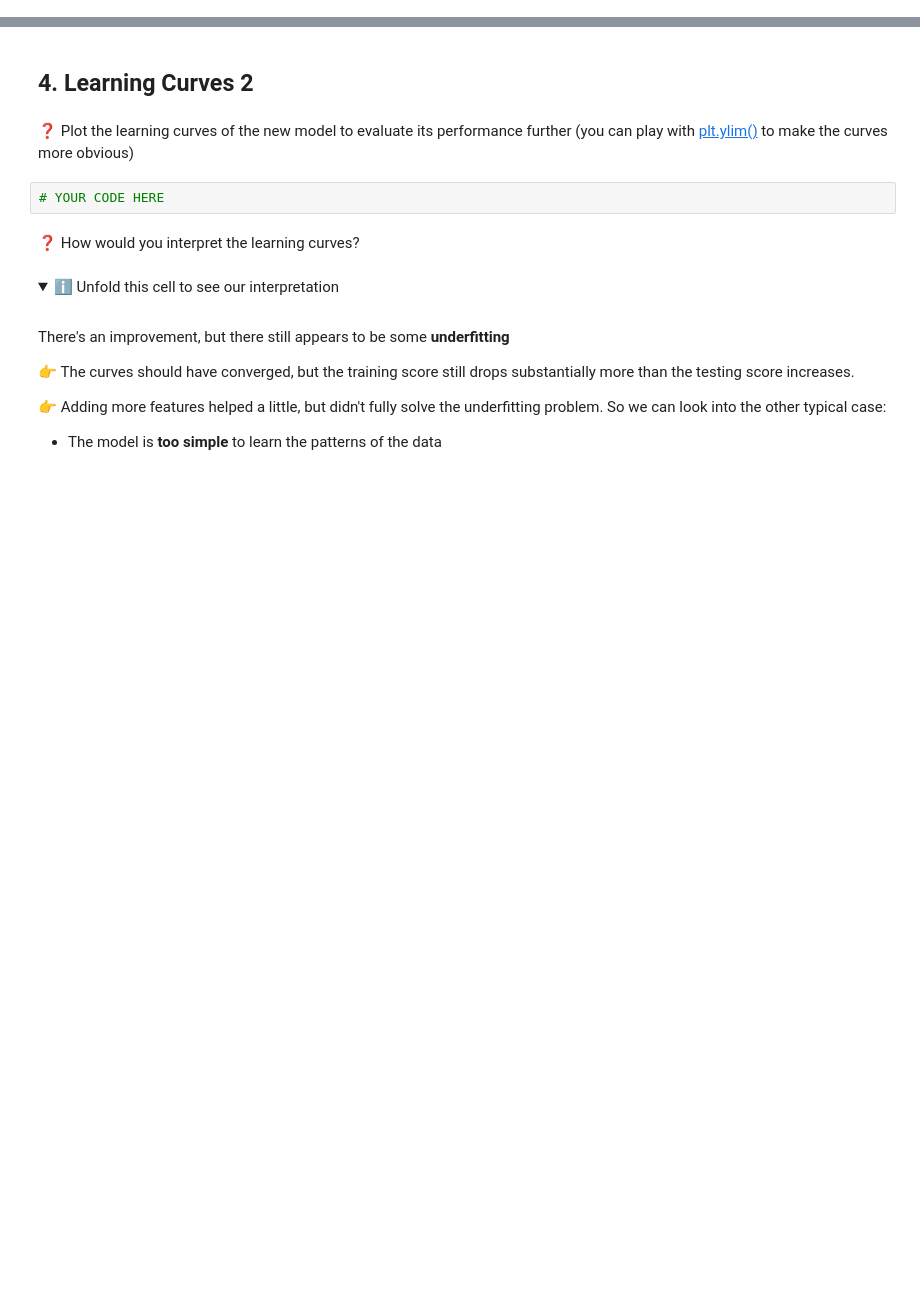
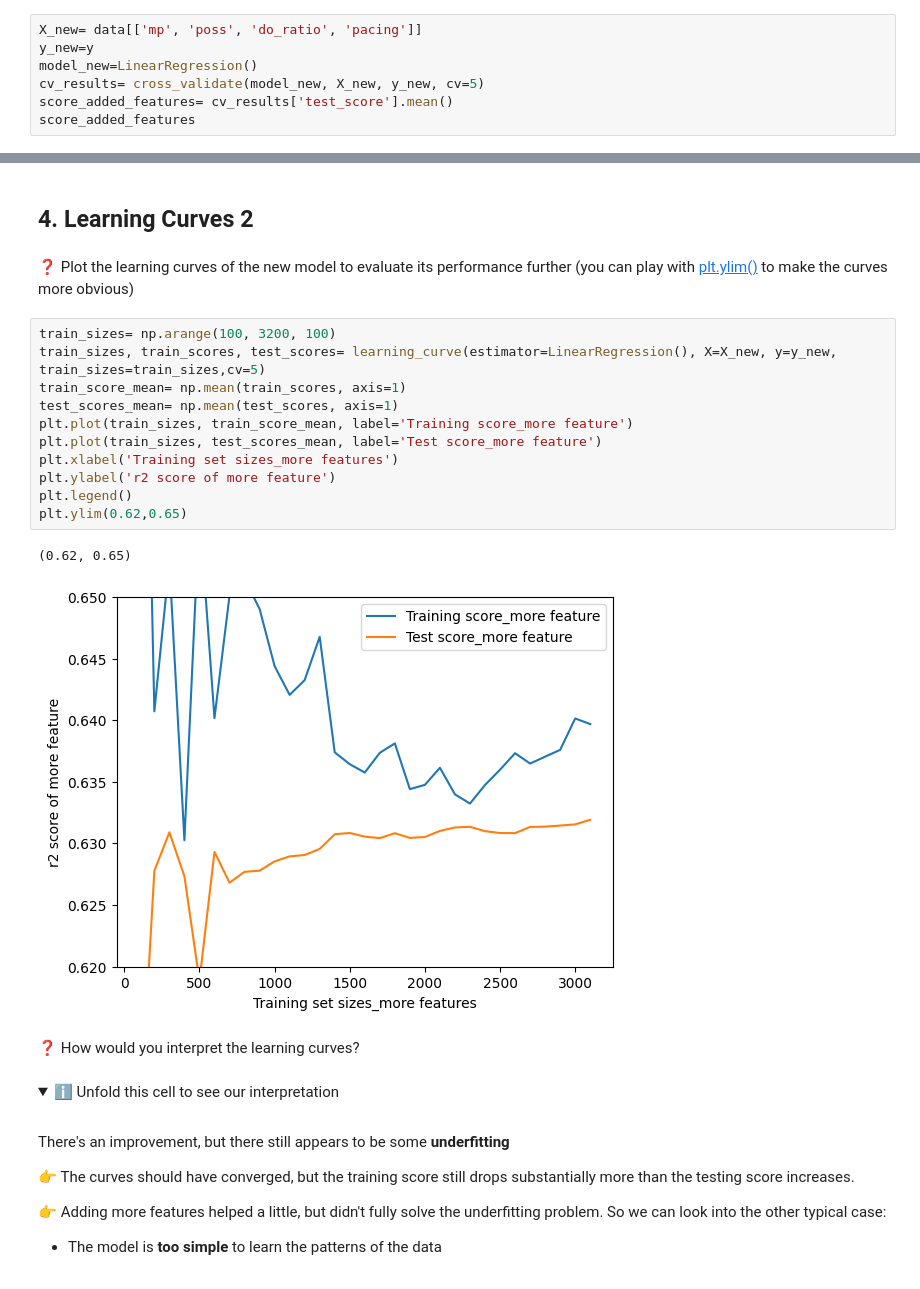
Before and after one commit to ParissaPeimaniyfard/data-learning-curves, a Jupyter notebook: Learning_Curves.ipynb, the cells around one changed output, grey strips where cells are left out. Saved outputs shown, nothing was run; the diff lists cells and outputs as text; folded sections open; blank space fills up the shorter version.

```diff
--- a/Learning_Curves.ipynb
+++ b/Learning_Curves.ipynb
@@ -125,0 +157,7 @@ Save the new cross-validated score under a variable named `score_added_features`
+# %%
+X_new= data[['mp', 'poss', 'do_ratio', 'pacing']]
+y_new=y
+model_new=LinearRegression()
+cv_results= cross_validate(model_new, X_new, y_new, cv=5)
+score_added_features= cv_results['test_score'].mean()
+score_added_features
@@ -129,8 +169,20 @@ Save the new cross-validated score under a variable named `score_added_features`
 ## 4. Learning Curves 2
 # %% [markdown]
 ❓ Plot the learning curves of the new model to evaluate its performance further (you can play with [plt.ylim()](https://matplotlib.org/stable/api/_as_gen/matplotlib.pyplot.ylim.html) to make the curves more obvious)
-# %%
-# YOUR CODE HERE
+# %%
+train_sizes= np.arange(100, 3200, 100)
+train_sizes, train_scores, test_scores= learning_curve(estimator=LinearRegression(), X=X_new, y=y_new, train_sizes=train_sizes,cv=5)
+train_score_mean= np.mean(train_scores, axis=1)
+test_scores_mean= np.mean(test_scores, axis=1)
+plt.plot(train_sizes, train_score_mean, label='Training score_more feature')
+plt.plot(train_sizes, test_scores_mean, label='Test score_more feature')
+plt.xlabel('Training set sizes_more features')
+plt.ylabel('r2 score of more feature')
+plt.legend()
+plt.ylim(0.62,0.65)
+# %% [output]
+(0.62, 0.65)
+[figure, added]
 # %% [markdown]
 ❓ How would you interpret the learning curves?
 # %% [markdown]
```
Also changed, not shown: parts of 25 cells of this notebook, 1 other file.
